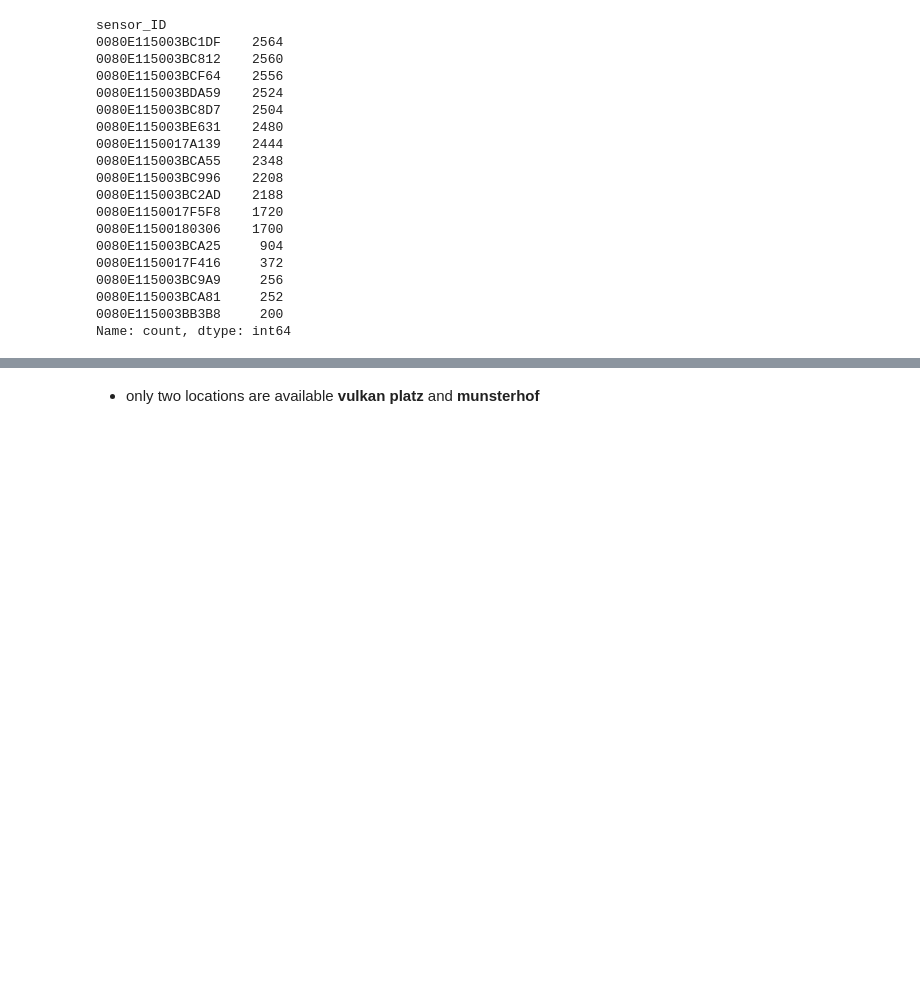
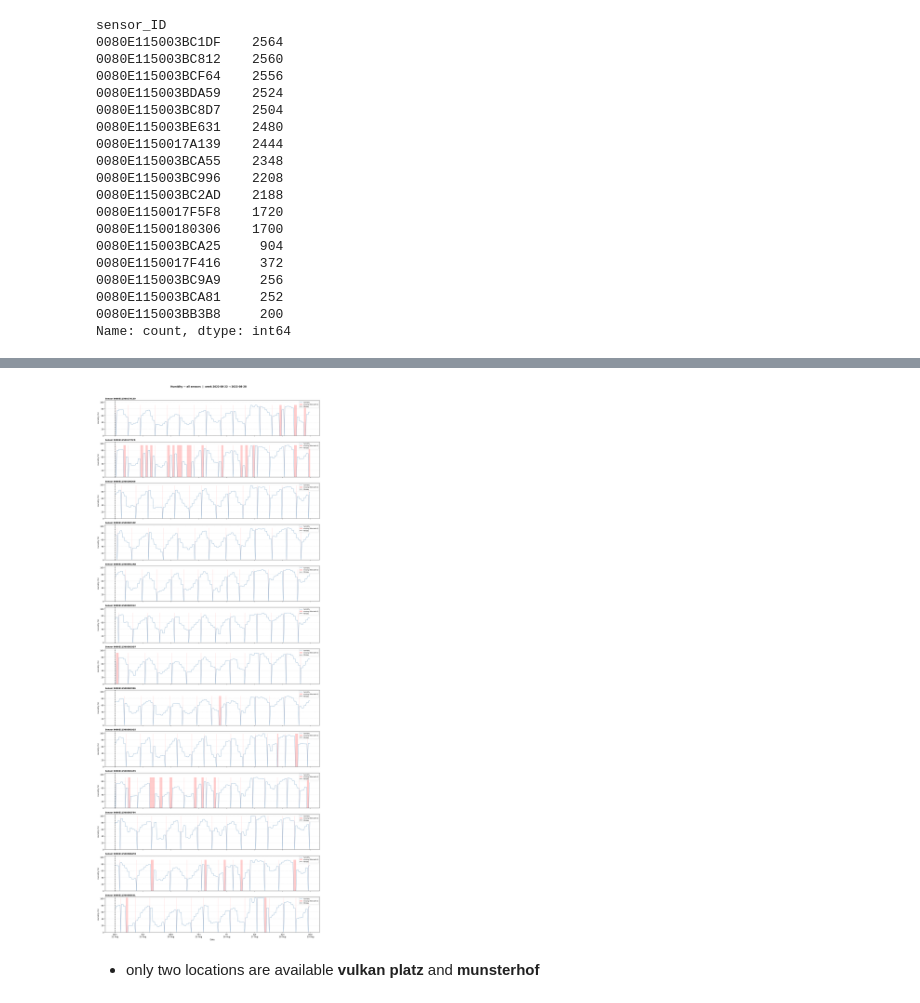
Before and after one commit to tudi72/Sensor_Equivalency_Tucker3, a Jupyter notebook: demo.ipynb, the cells around one changed output, grey strips where cells are left out. Cells and saved outputs as stored; diff of their text form; code cells hidden in the pictures; blank space fills up the shorter version.

```diff
--- a/demo.ipynb
+++ b/demo.ipynb
@@ -105,3 +360,43 @@ plt.show()
+# %%
+import matplotlib.pyplot as plt
+
+fig, axes = plt.subplots(n_sensors, 1, figsize=(16, 3 * n_sensors), sharex=True)
+
+# handle case of single sensor
+if n_sensors == 1:
+    axes = [axes]
+
+for ax, sid in zip(axes, reliable_sensors):
+    s             = sensor_dfs_filled[sid]
+    humidity      = s['humidity']
+    missing_mask  = sensor_dfs[sid]['humidity'].isnull()   # original gaps before fill
+
+    ax.plot(full_index, humidity, color='steelblue', linewidth=0.8, label='humidity')
+    ax.fill_between(full_index, 0, humidity.max(),
+                    where=missing_mask,
+                    color='red', alpha=0.2, label='missing (filled with 0)')
+    for ts in full_index:
+        if ts.weekday() == 0 and ts.hour == 0 and ts.minute == 0:
+            ax.axvline(ts, color='black', linewidth=1.5,
+                       linestyle='--', label='Monday' if ts == full_index[0] else '')
+    ax.set_ylabel('Humidity (%)', fontsize=9)
+    ax.set_title(f'Sensor {sid}', fontsize=10, fontweight='bold', loc='left')
+    ax.set_ylim(0, 105)
+    ax.yaxis.grid(True, linestyle=':', alpha=0.5)
+    ax.legend(loc='upper right', fontsize=7)
+
+axes[-1].set_xlabel('Date')
+axes[-1].xaxis.set_major_locator(plt.matplotlib.dates.DayLocator())
+axes[-1].xaxis.set_major_formatter(plt.matplotlib.dates.DateFormatter('%a\n%d %b'))
+
+fig.suptitle(f'Humidity — all sensors  |  week {week_start.date()} → '
+             f'{(week_start + pd.Timedelta(days=6)).date()}',
+             fontsize=12, fontweight='bold', y=1.01)
+
+plt.tight_layout()
+plt.show()
+# %% [output]
+[figure, added]
 # %% [markdown]
 - only two locations are available **vulkan platz** and **munsterhof**
 # %%
```
Also changed, not shown: parts of 10 cells of this notebook.
